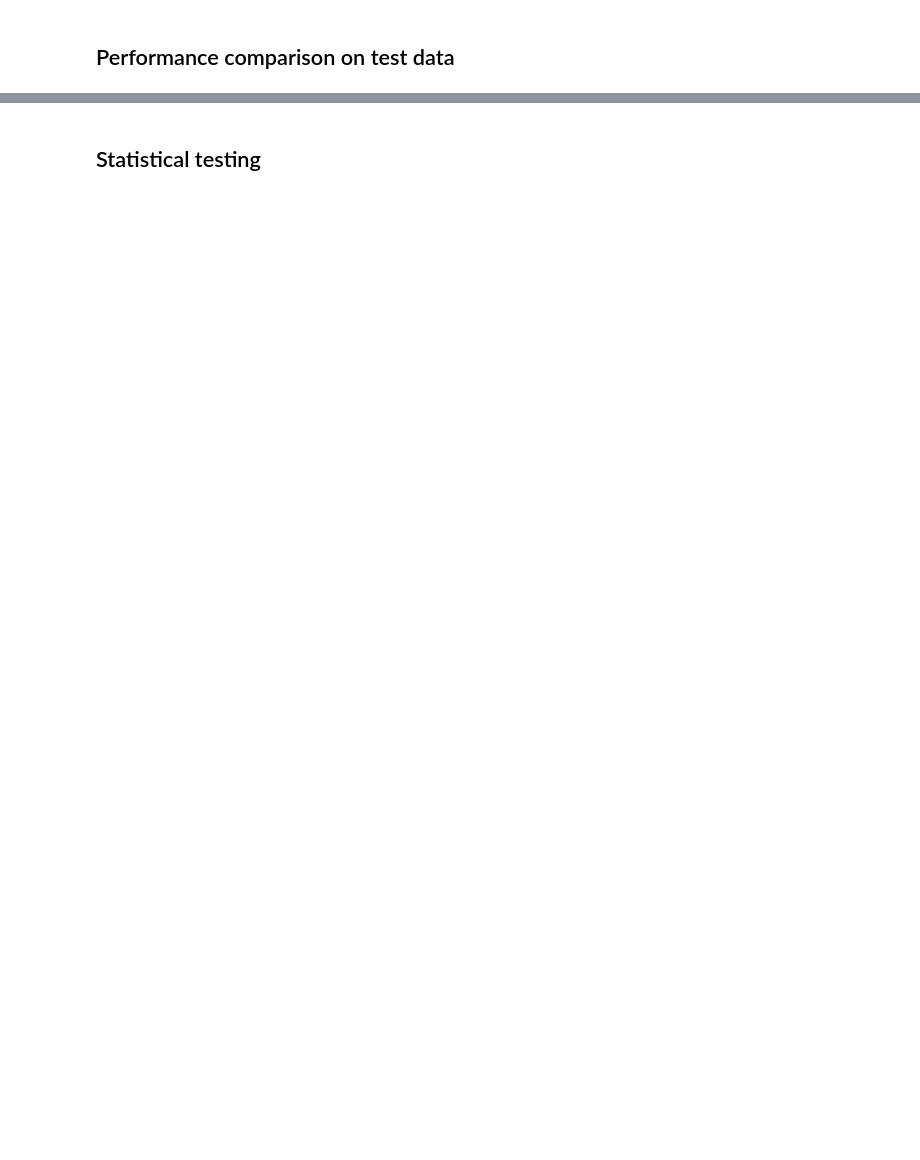
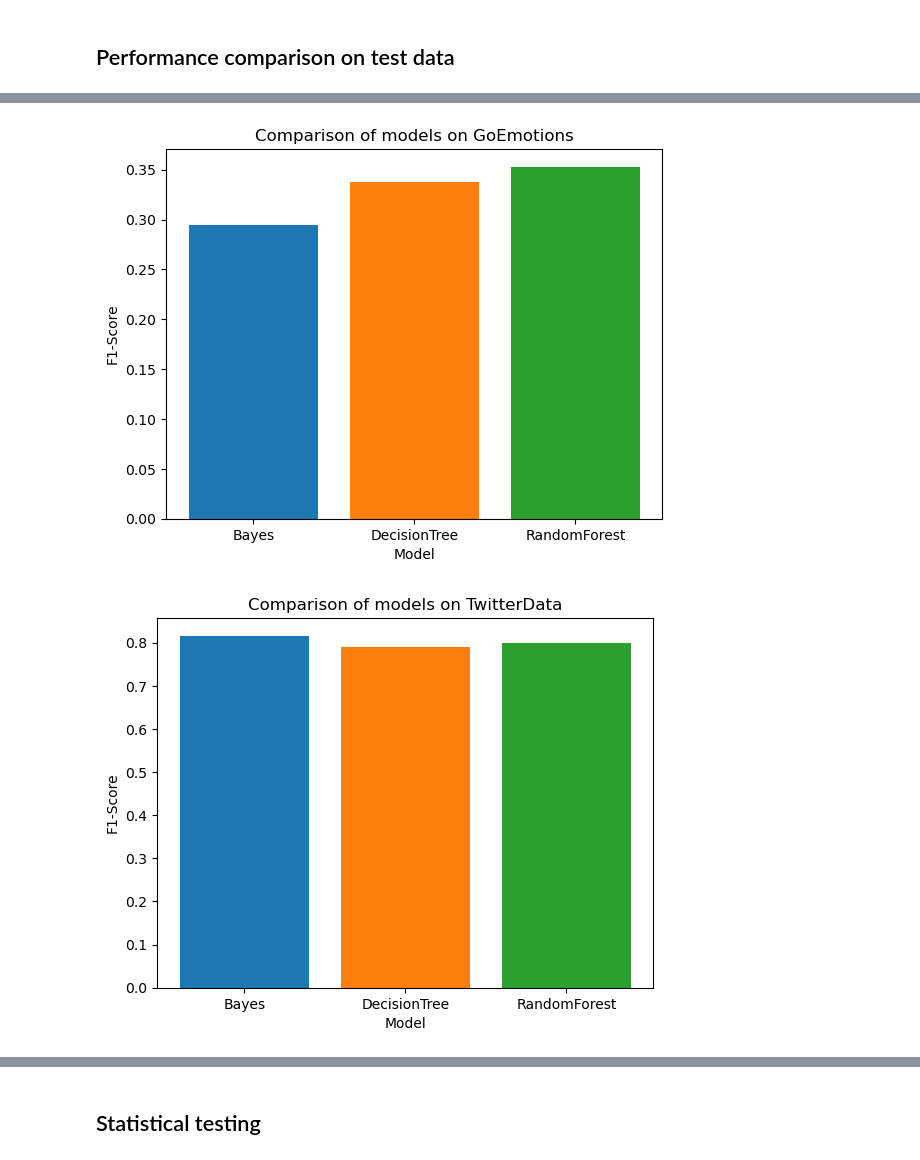
Before and after one commit to Nsivaa/HLT, a Jupyter notebook: model_comparison.ipynb, the cells around one changed output, grey strips where cells are left out. Saved outputs shown, nothing was run; the diff lists cells and outputs as text; code cells hidden in the pictures; blank space fills up the shorter version.

Commit message:
bootstrap test fix, model comparison fix

```diff
--- a/model_comparison.ipynb
+++ b/model_comparison.ipynb
@@ -55,4 +58,27 @@ DATASET_TO_ENUM_DICT = {
 # %%
+def get_goemotions():
+    return load_dataset(DatasetEnum.GoEmotionsCleaned)
+
+def get_twitterdata():
+    return load_dataset(DatasetEnum.TwitterDataCleaned)
+
+def get_goemotions_grouped():
+    train_df, val_df, test_df = load_dataset(DatasetEnum.GoEmotionsCleaned)
+    # group emotions
+    train_df = goemotions_apply_emotion_mapping(train_df)
+    val_df = goemotions_apply_emotion_mapping(val_df)
+    test_df = goemotions_apply_emotion_mapping(test_df)
+    return train_df, val_df, test_df
+
+DATASET_LOADERS = {
+    "GoEmotions": get_goemotions,
+    "TwitterData": get_twitterdata,
+    "GoEmotionsGrouped": get_goemotions_grouped
+}
+
+def get_dataset(dataset):
+    return DATASET_LOADERS[dataset]()
+
 def bayes_predict(dataset):
     # file path
     model_path = DATASET_TO_PATH_DICT[dataset]["Bayes"]
@@ -60,7 +86,7 @@ def bayes_predict(dataset):
     with open(model_path, 'rb') as f:
         model = pickle.load(f)
     # load test data
-    _, _, test_df = load_dataset(DATASET_TO_ENUM_DICT[dataset])
+    _, _, test_df = get_dataset(dataset)
     # predict
     predictions = model.predict(test_df['text'])
     # transform to dataframe
@@ -92,7 +118,7 @@ def decision_tree_predict(dataset):
     with open(model_path, 'rb') as f:
         model = pickle.load(f)
     # load test data
-    _, _, test_df = load_dataset(DATASET_TO_ENUM_DICT[dataset])
+    _, _, test_df = get_dataset(dataset)
     # apply cleaning
     predict_df = clean_df(test_df, 'text', 'text')
     # predict
@@ -108,7 +134,7 @@ def random_forest_predict(dataset):
     with open(model_path, 'rb') as f:
         model = pickle.load(f)
     # load test data
-    _, _, test_df = load_dataset(DATASET_TO_ENUM_DICT[dataset])
+    _, _, test_df = get_dataset(dataset)
     # apply cleaning
     predict_df = clean_df(test_df, 'text', 'text')
     # predict
@@ -123,7 +149,7 @@ def bert_predict(dataset):
     # load model
     model = torch.load(model_path)
     # load test data
-    _, val_df, test_df = load_dataset(DATASET_TO_ENUM_DICT[dataset])
+    _, val_df, test_df = get_dataset(dataset)
     # predict on validation data
     predictions = model.predict(val_df)
     thresh, _ = tune_sigmoid_threshold(val_df[1:], predictions, f1_score, metric_params={"average": "macro", "zero_division": 0})
@@ -141,7 +167,7 @@ def roberta_predict(dataset):
     # load model
     model = torch.load(model_path)
     # load test data
-    _, val_df, test_df = load_dataset(DATASET_TO_ENUM_DICT[dataset])
+    _, val_df, test_df = get_dataset(dataset)
     # predict on validation data
     predictions = model.predict(val_df)
     thresh, _ = tune_sigmoid_threshold(val_df[1:], predictions, f1_score, metric_params={"average": "macro", "zero_division": 0})
@@ -245,4 +278,3 @@ def print_dataset_results(dataset):
 all_scores = {}
 for dataset in DATASETS:
     all_scores[dataset] = print_dataset_results(dataset)
-    comparison_bar_plot(dataset)
@@ -248,0 +345,5 @@ for dataset in DATASETS:
+# %%
+comparison_bar_plot(all_scores)
+# %% [output]
+[figure, added]
+[figure, added]
```
Also changed, not shown: parts of 6 cells of this notebook, 1 other file.
